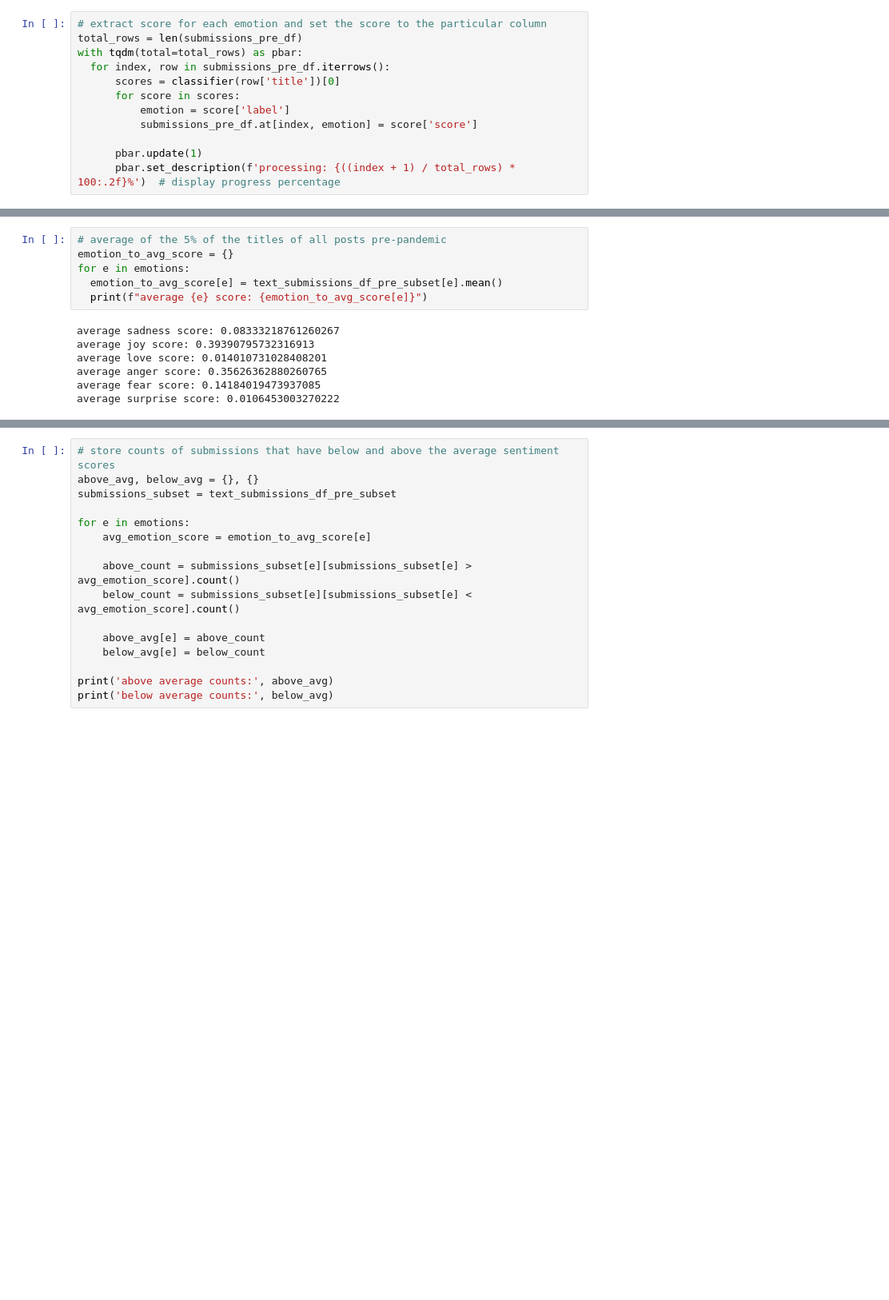
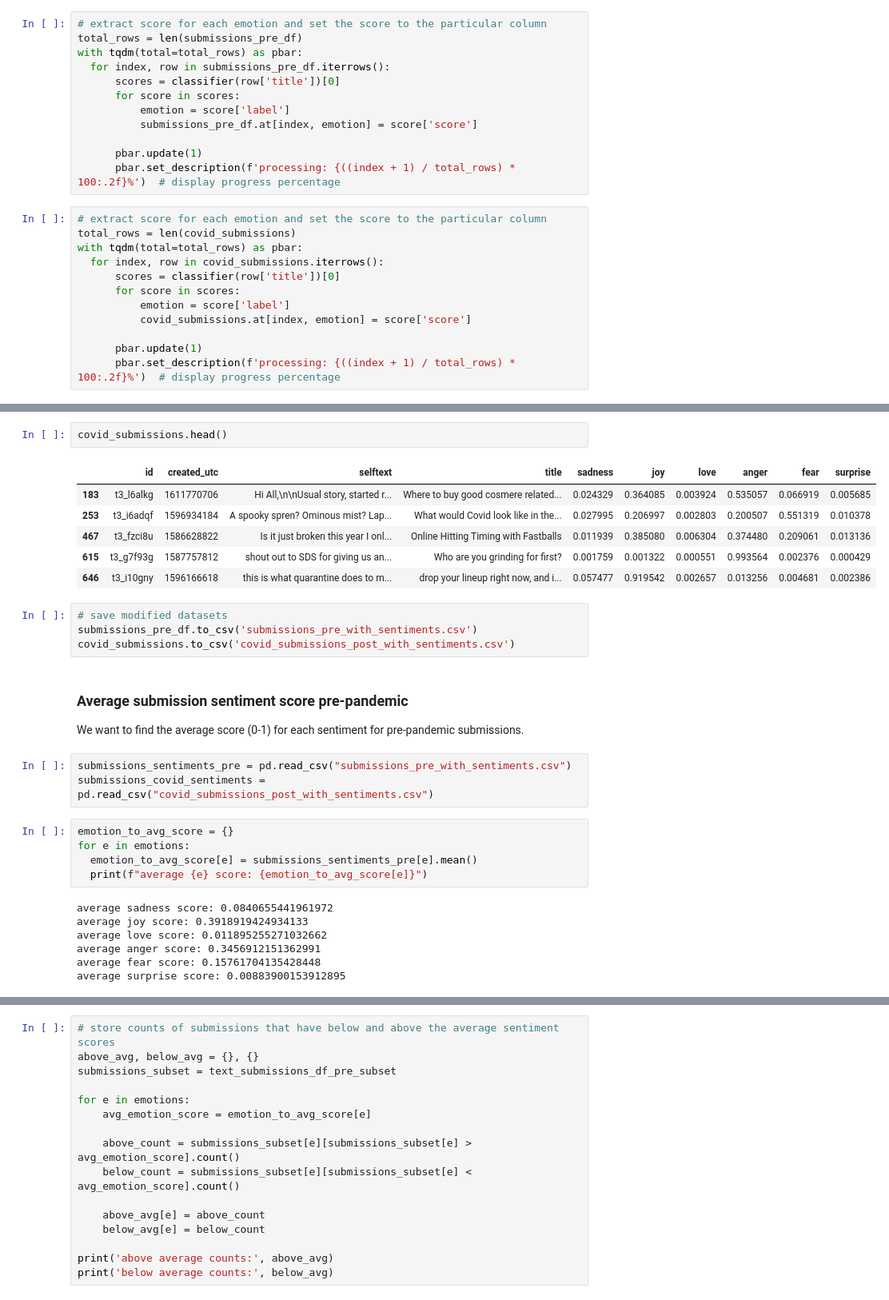
Before and after one commit to avaove/d25-project, a Jupyter notebook: d25-proj.ipynb, the cells around one changed output, grey strips where cells are left out. Shown at 80% size. Saved outputs shown, nothing was run; the diff lists cells and outputs as text; blank space fills up the shorter version.

```diff
--- a/d25-proj.ipynb
+++ b/d25-proj.ipynb
@@ -263,3 +261,15 @@ with tqdm(total=total_rows) as pbar:
 
       pbar.update(1)
       pbar.set_description(f'processing: {((index + 1) / total_rows) * 100:.2f}%')  # display progress percentage
+# %%
+# extract score for each emotion and set the score to the particular column
+total_rows = len(covid_submissions)
+with tqdm(total=total_rows) as pbar:
+  for index, row in covid_submissions.iterrows():
+      scores = classifier(row['title'])[0]
+      for score in scores:
+          emotion = score['label']
+          covid_submissions.at[index, emotion] = score['score']
+
+      pbar.update(1)
+      pbar.set_description(f'processing: {((index + 1) / total_rows) * 100:.2f}%')  # display progress percentage
@@ -266,16 +296,34 @@ with tqdm(total=total_rows) as pbar:
+# %%
+covid_submissions.head()
+# %% [output]
+|  | id | created_utc | selftext | title | sadness | joy | love | anger | fear | surprise |
+| 183 | t3_l6alkg | 1611770706 | Hi All,\n\nUsual story, started r... | Where to buy good cosmere related... | 0.024329 | 0.364085 | 0.003924 | 0.535057 | 0.066919 | 0.005685 |
+| 253 | t3_i6adqf | 1596934184 | A spooky spren? Ominous mist? Lap... | What would Covid look like in the... | 0.027995 | 0.206997 | 0.002803 | 0.200507 | 0.551319 | 0.010378 |
+| 467 | t3_fzci8u | 1586628822 | Is it just broken this year I onl... | Online Hitting Timing with Fastballs | 0.011939 | 0.385080 | 0.006304 | 0.374480 | 0.209061 | 0.013136 |
+| 615 | t3_g7f93g | 1587757812 | shout out to SDS for giving us an... | Who are you grinding for first? | 0.001759 | 0.001322 | 0.000551 | 0.993564 | 0.002376 | 0.000429 |
+| 646 | t3_i10gny | 1596166618 | this is what quarantine does to m... | drop your lineup right now, and i... | 0.057477 | 0.919542 | 0.002657 | 0.013256 | 0.004681 | 0.002386 |
+# %%
+# save modified datasets
+submissions_pre_df.to_csv('submissions_pre_with_sentiments.csv')
+covid_submissions.to_csv('covid_submissions_post_with_sentiments.csv')
+# %% [markdown]
+### Average submission sentiment score pre-pandemic
+We want to find the average score (0-1) for each sentiment for pre-pandemic submissions.
+# %%
+submissions_sentiments_pre = pd.read_csv("submissions_pre_with_sentiments.csv")
+submissions_covid_sentiments = pd.read_csv("covid_submissions_post_with_sentiments.csv")
 # %%
-# average of the 5% of the titles of all posts pre-pandemic
 emotion_to_avg_score = {}
 for e in emotions:
-  emotion_to_avg_score[e] = text_submissions_df_pre_subset[e].mean()
+  emotion_to_avg_score[e] = submissions_sentiments_pre[e].mean()
   print(f"average {e} score: {emotion_to_avg_score[e]}")
 # %% [output]
-average sadness score: 0.08333218761260267
-average joy score: 0.39390795732316913
-average love score: 0.014010731028408201
-average anger score: 0.35626362880260765
-average fear score: 0.14184019473937085
-average surprise score: 0.0106453003270222
+average sadness score: 0.0840655441961972
+average joy score: 0.3918919424934133
+average love score: 0.011895255271032662
+average anger score: 0.3456912151362991
+average fear score: 0.15761704135428448
+average surprise score: 0.00883900153912895
 # %% [markdown]
 ### Frequency distribution
 Now that we've calculated the average sentiment score for a pre-pandemic post for every sentiment,
```
Also changed, not shown: parts of 6 cells of this notebook.
